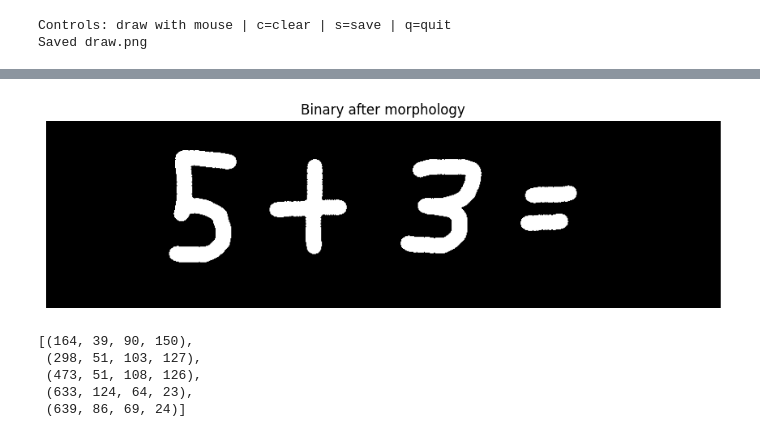
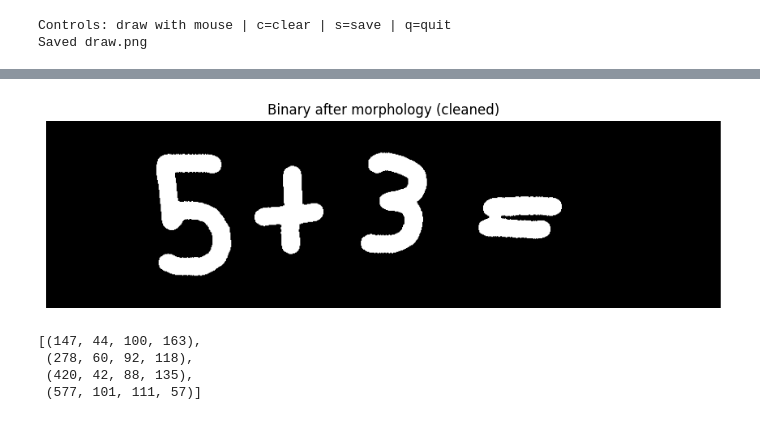
Before and after one commit to EnesYilmazcode/LiveScribe, a Jupyter notebook: main.ipynb, the cells around one changed output, grey strips where cells are left out. Drawn from its saved outputs; the diff is of its cells as text; code cells hidden in the pictures.

```diff
--- a/main.ipynb
+++ b/main.ipynb
@@ -100,20 +100,21 @@ plt.show()
 # %%
-kernel = cv2.getStructuringElement(cv2.MORPH_ELLIPSE, (3, 3))
-binary_clean = cv2.morphologyEx(binary, cv2.MORPH_CLOSE, kernel)
+kernel = cv2.getStructuringElement(cv2.MORPH_ELLIPSE, (5, 5))
+
+binary_clean = cv2.morphologyEx(binary, cv2.MORPH_CLOSE, kernel, iterations=2)
+binary_clean = cv2.dilate(binary_clean, kernel, iterations=1)
 
 plt.figure(figsize=(12, 3))
 plt.imshow(binary_clean, cmap="gray")
 plt.axis("off")
-plt.title("Binary after morphology")
+plt.title("Binary after morphology (cleaned)")
 plt.show()
 # %% [output]
-[figure, old version]
+[figure, new version]
 # %%
-# Find external contours (each blob)
 contours, _ = cv2.findContours(binary_clean, cv2.RETR_EXTERNAL, cv2.CHAIN_APPROX_SIMPLE)
 
 boxes = []
-min_area = 80  # tune this if you get too much tiny noise
+min_area = 120  # increase if you still get small noise boxes
 
 for c in contours:
     x, y, w, h = cv2.boundingRect(c)
@@ -121,16 +122,13 @@ for c in contours:
         continue
     boxes.append((x, y, w, h))
 
-# Sort left-to-right (so expression is in correct order)
 boxes = sorted(boxes, key=lambda b: b[0])
-
 boxes
 # %% [output]
-[(164, 39, 90, 150),
- (298, 51, 103, 127),
- (473, 51, 108, 126),
- (633, 124, 64, 23),
- (639, 86, 69, 24)]
+[(147, 44, 100, 163),
+ (278, 60, 92, 118),
+ (420, 42, 88, 135),
+ (577, 101, 111, 57)]
 # %%
 vis = img.copy()
 
```
Also changed, not shown: parts of 10 cells of this notebook, 1 other file.
